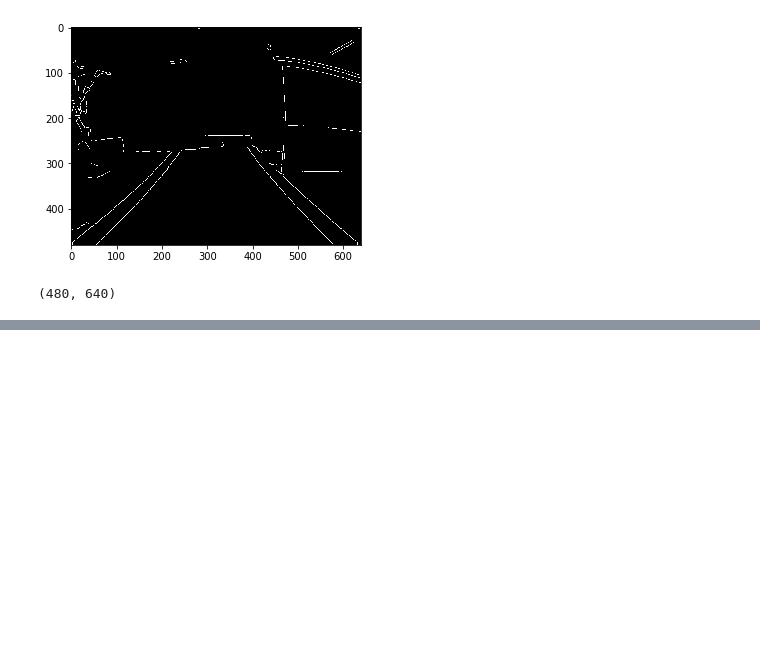
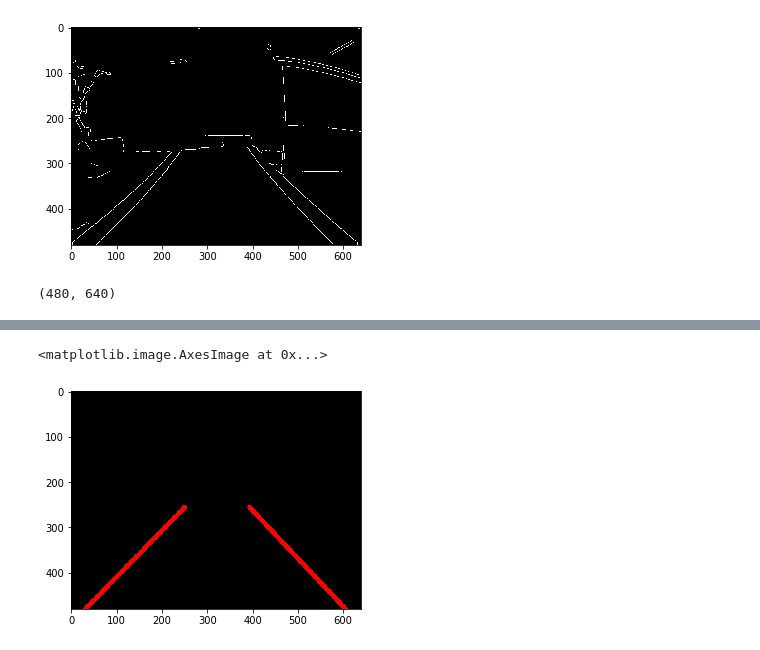
Before and after one commit to roboticamedellin/workshops_self_driving_car_2020, a Jupyter notebook: 01_25_opencv_python/OpencvUtils.ipynb, the cells around one changed output, grey strips where cells are left out. Drawn from its saved outputs; the diff is of its cells as text; code cells hidden in the pictures; blank space fills up the shorter version.

```diff
--- a/01_25_opencv_python/OpencvUtils.ipynb
+++ b/01_25_opencv_python/OpencvUtils.ipynb
@@ -89,0 +90,75 @@ plt.imshow(region, cmap='gray')
+# %%
+def draw_lines(img, lines, color=[255, 0, 0], thickness=10):
+    """
+    NOTE: this is the function you might want to use as a starting point once you want to
+    average/extrapolate the line segments you detect to map out the full
+    extent of the lane (going from the result shown in raw-lines-example.mp4
+    to that shown in P1_example.mp4).
+
+    Think about things like separating line segments by their
+    slope ((y2-y1)/(x2-x1)) to decide which segments are part of the left
+    line vs. the right line.  Then, you can average the position of each of
+    the lines and extrapolate to the top and bottom of the lane.
+
+    This function draws `lines` with `color` and `thickness`.
+    Lines are drawn on the image inplace (mutates the image).
+    If you want to make the lines semi-transparent, think about combining
+    this function with the weighted_img() function below
+    """
+#     for line in lines:
+#         for x1,y1,x2,y2 in line:
+#             cv2.line(img, (x1, y1), (x2, y2), color, thickness)
+    left_side_x = []
+    left_side_y = []
+    right_side_x = []
+    right_side_y = []
+    slp = 0.4
+
+    for line in lines:
+        for x1,y1,x2,y2 in line:
+            slope = (y1-y2)/(x1-x2)
+            if slope > slp:
+                left_side_x.extend((x1,x2))
+                left_side_y.extend((y1,y2))
+            if slope < -slp:
+                right_side_x.extend((x1,x2))
+                right_side_y.extend((y1,y2))
+
+    height = []
+    height.extend((img.shape[0],min(left_side_y+right_side_y)))
+
+    left_slp = np.polyfit(left_side_y,left_side_x,1)
+    right_slp = np.polyfit(right_side_y,right_side_x,1)
+
+    leftV = np.poly1d(left_slp)
+    rightV = np.poly1d(right_slp)
+
+    left_x1 = int(leftV(height[0]))
+    left_x2 = int(leftV(height[1]))
+    right_x1 = int(rightV(height[0]))
+    right_x2 = int(rightV(height[1]))
+
+    cv2.line(img,(left_x1,height[0]),(left_x2,height[1]),color,thickness)
+    cv2.line(img,(right_x1,height[0]),(right_x2,height[1]),color,thickness)
+
+def hough_lines(img, rho, theta, threshold, min_line_len, max_line_gap):
+    """
+    `img` should be the output of a Canny transform.
+
+    Returns an image with hough lines drawn.
+    """
+    lines = cv2.HoughLinesP(img, rho, theta, threshold, np.array([]), minLineLength=min_line_len, maxLineGap=max_line_gap)
+    line_img = np.zeros((img.shape[0], img.shape[1], 3), dtype=np.uint8)
+    draw_lines(line_img, lines)
+    return line_img
+
+rho = 2 # distance resolution in pixels of the Hough grid
+theta = np.pi/180 # angular resolution in radians of the Hough grid
+threshold = 15     # minimum number of votes (intersections in Hough grid cell)
+min_line_len = 15 #minimum number of pixels making up a line
+max_line_gap = 20    # maximum gap in pixels between connectable line segments
+img_lines = hough_lines(region, rho, theta, threshold, min_line_len, max_line_gap)
+plt.imshow(img_lines, cmap='gray')
+# %% [output]
+<matplotlib.image.AxesImage at 0x...>
+[figure, added]
```
Also changed, not shown: parts of 2 cells of this notebook.
